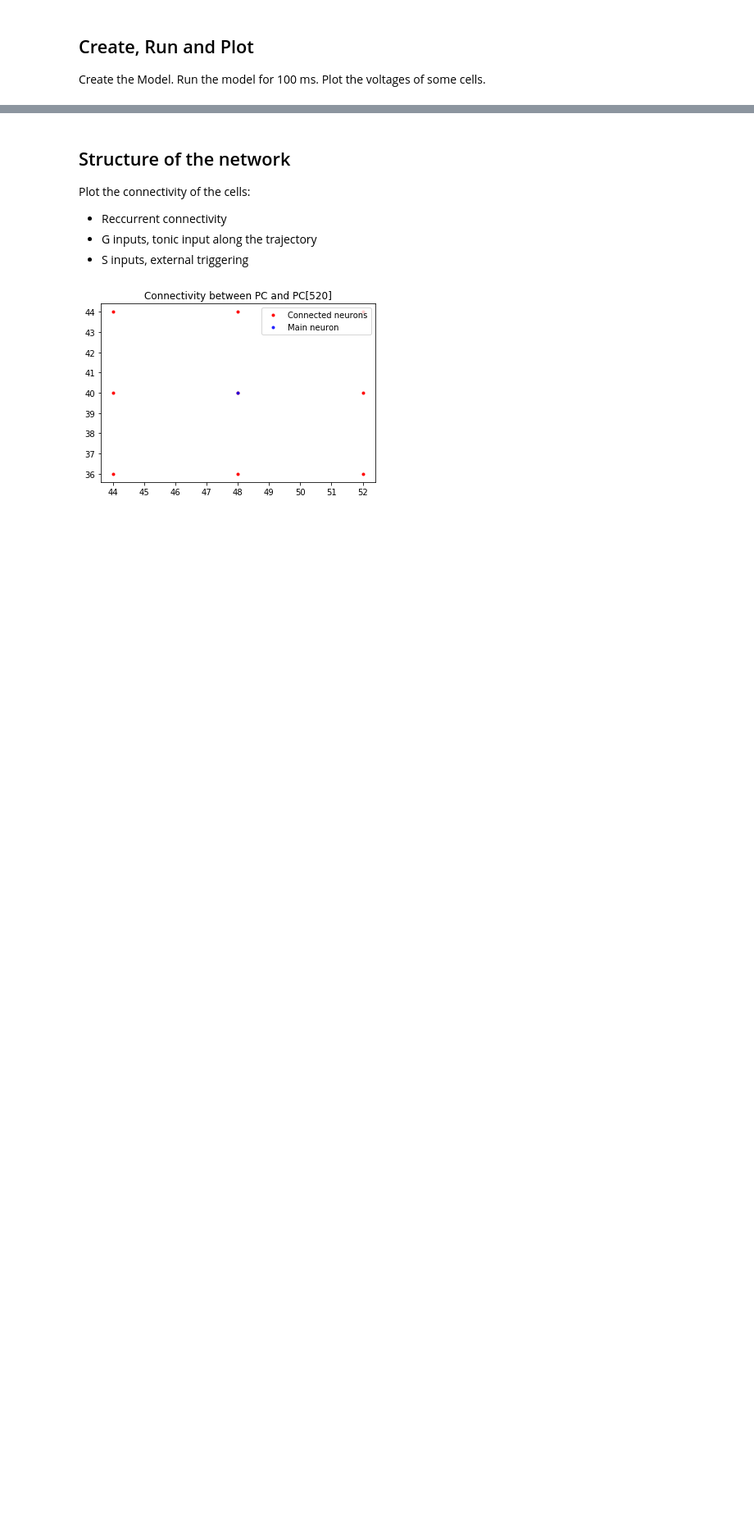
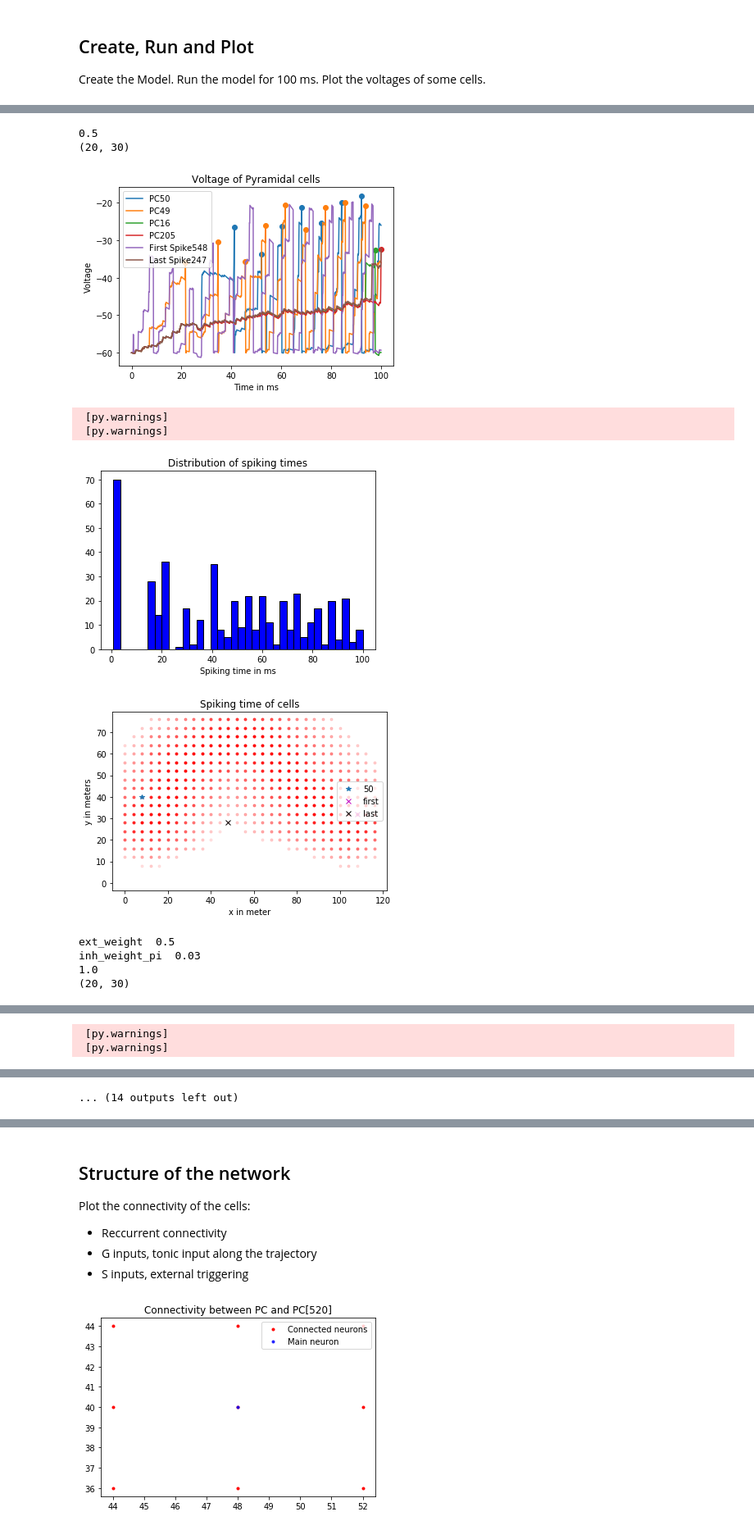
Before and after one commit to Victoriad1996/SemesterProject, a Jupyter notebook: SimpleFairhall/first_project_oop_plots.ipynb, the cells around one changed output, grey strips where cells are left out. Shown at 82% size. Drawn from its saved outputs; the diff is of its cells as text; code cells hidden in the pictures; blank space fills up the shorter version.

```diff
--- a/SimpleFairhall/first_project_oop_plots.ipynb
+++ b/SimpleFairhall/first_project_oop_plots.ipynb
@@ -37,0 +100,18 @@ fm1.run(duration= 100 * ms, show_PC=True, show_other=True)
+# %%
+for p in list_params:
+    print(p['ext_weight'])
+    fm1 = plot_run(p)
+    print('ext_weight ',fm1.p["ext_weight"])
+    print('inh_weight_pi ', fm1.p['inh_weight_pi'])
+# %% [output]
+0.5
+(20, 30)
+[figure, added]
+ [py.warnings]
+ [py.warnings]
+[figure, added]
+[figure, added]
+ext_weight  0.5
+inh_weight_pi  0.03
+1.0
+(20, 30)
@@ -37,0 +119,2 @@ fm1.run(duration= 100 * ms, show_PC=True, show_other=True)
+ [py.warnings]
+ [py.warnings]
@@ -38,3 +128,4 @@ fm1.run(duration= 100 * ms, show_PC=True, show_other=True)
+... (14 outputs left out)
 # %% [markdown]
 ## Spike time plots
 Plot distribution of spiking times.
```
Also changed, not shown: parts of 20 cells of this notebook, 3 other files.
